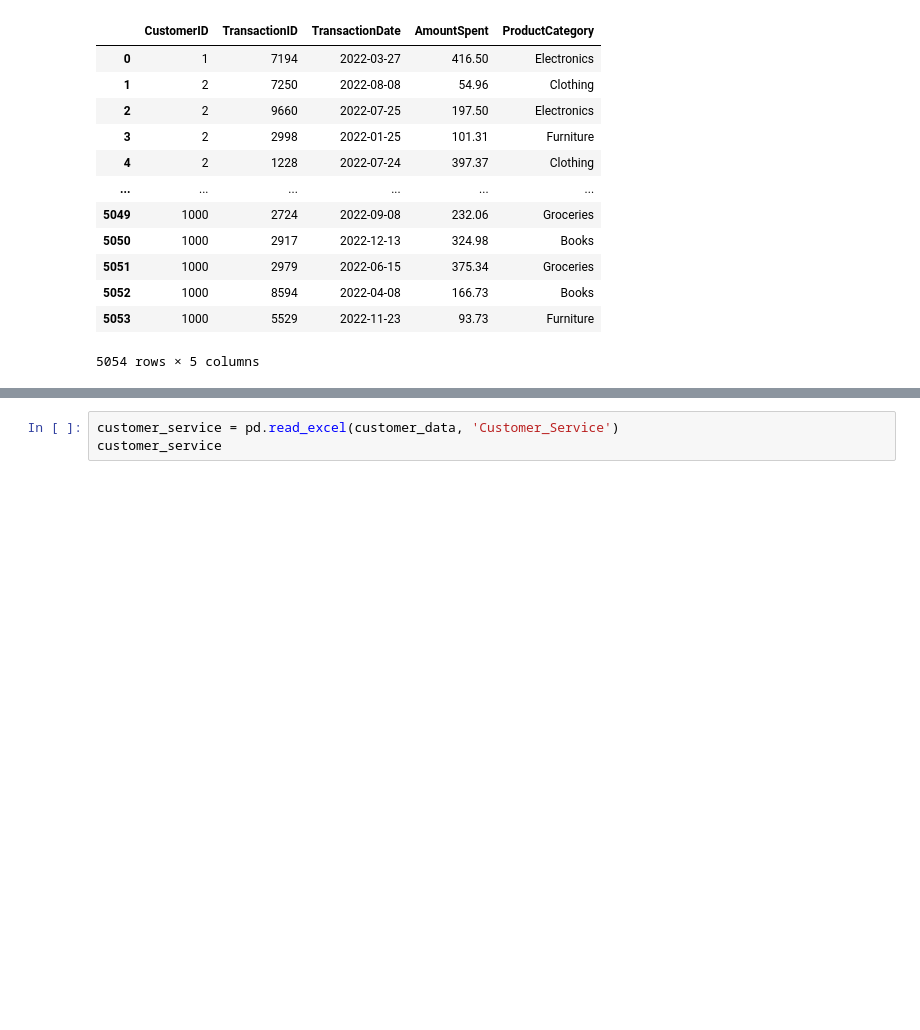
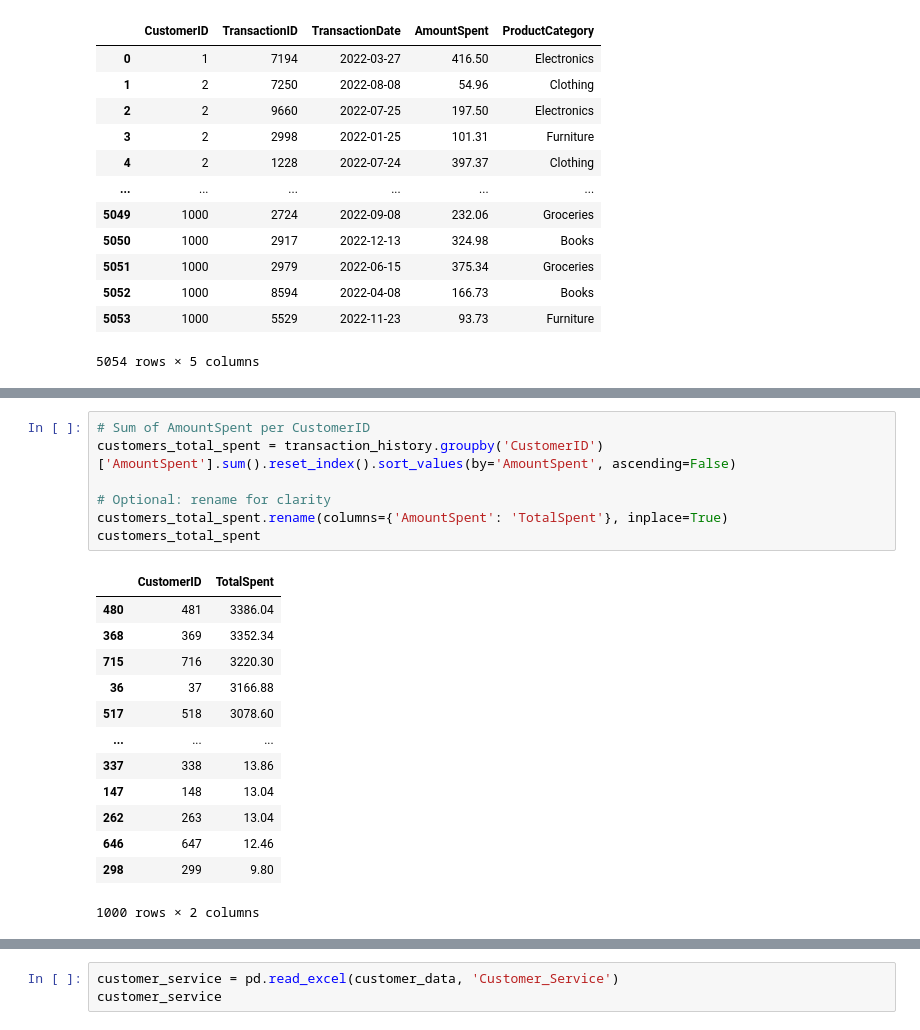
Before and after one commit to Alexander040105/lloyds-banking-group-eda-theforage, a Jupyter notebook: data_cleaning.ipynb, the cells around one changed output, grey strips where cells are left out. Cells and saved outputs as stored; diff of their text form; blank space fills up the shorter version.

```diff
--- a/data_cleaning.ipynb
+++ b/data_cleaning.ipynb
@@ -45,0 +205,21 @@ transaction_history
+# %%
+# Sum of AmountSpent per CustomerID
+customers_total_spent = transaction_history.groupby('CustomerID')['AmountSpent'].sum().reset_index().sort_values(by='AmountSpent', ascending=False)
+
+# Optional: rename for clarity
+customers_total_spent.rename(columns={'AmountSpent': 'TotalSpent'}, inplace=True)
+customers_total_spent
+# %% [output]
+|  | CustomerID | TotalSpent |
+| 480 | 481 | 3386.04 |
+| 368 | 369 | 3352.34 |
+| 715 | 716 | 3220.30 |
+| 36 | 37 | 3166.88 |
+| 517 | 518 | 3078.60 |
+| ... | ... | ... |
+| 337 | 338 | 13.86 |
+| 147 | 148 | 13.04 |
+| 262 | 263 | 13.04 |
+| 646 | 647 | 12.46 |
+| 298 | 299 | 9.80 |
+1000 rows × 2 columns
```
Also changed, not shown: parts of 25 cells of this notebook.
